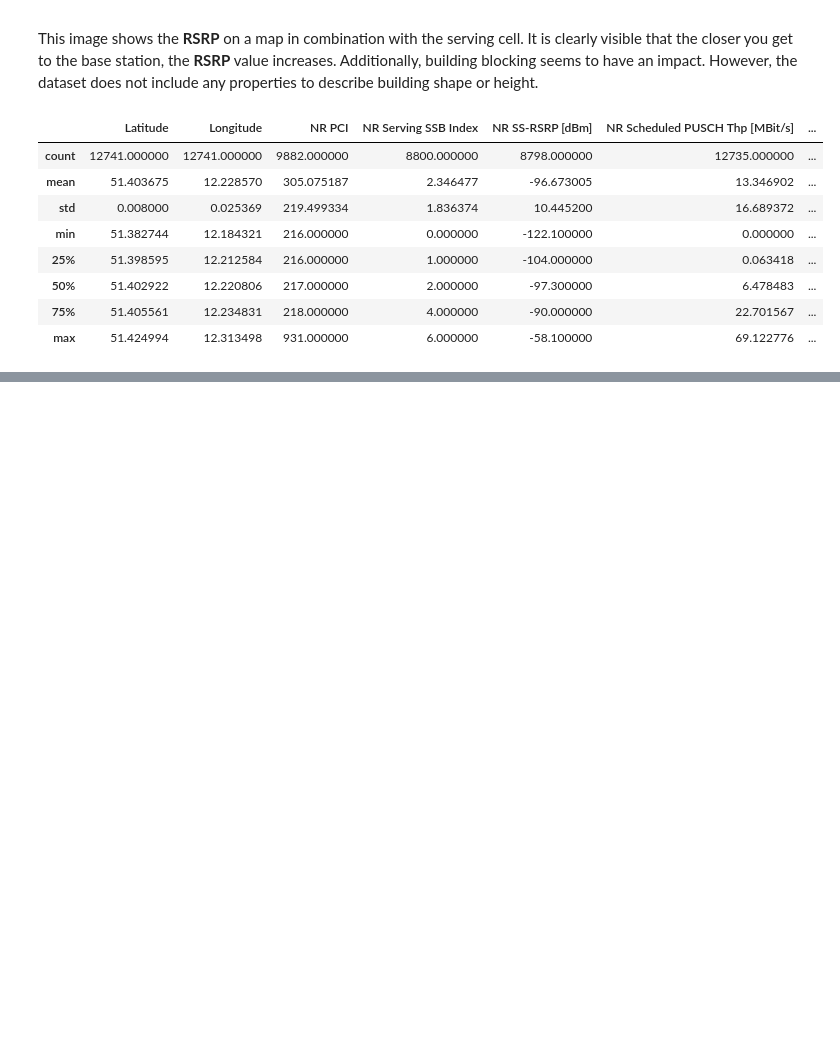
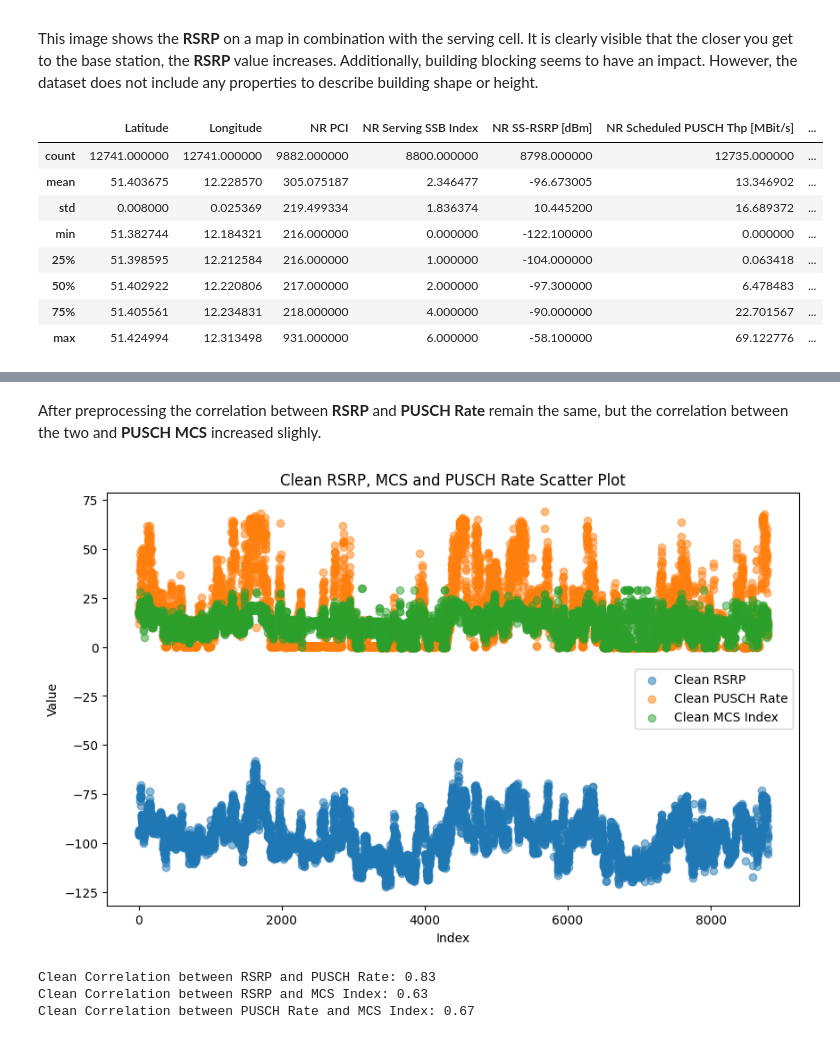
Before and after one commit to metropolisjenensis/Probabilistic-Machine-Learning_lecture-PROJECTS, a Jupyter notebook: projects/11-1SAXXXX_mobile_networks/notebooks/data-exploration.ipynb, the cells around one changed output, grey strips where cells are left out. Saved outputs shown, nothing was run; the diff lists cells and outputs as text; code cells hidden in the pictures; blank space fills up the shorter version.

Commit message:
made progress on preprocessing, exploration and modelling

```diff
--- a/projects/11-1SAXXXX_mobile_networks/report.ipynb
+++ b/projects/11-1SAXXXX_mobile_networks/notebooks/data-exploration.ipynb
@@ -56,0 +86,32 @@ This plot shows the kernel density estimation using 1000 evenly distributed gaus
+# %% [markdown]
+After preprocessing the correlation between **RSRP** and **PUSCH Rate** remain the same, but the correlation between the two and **PUSCH MCS** increased slighly.
+# %%
+with open('../data/cleaned_data_RSRP.csv', 'r') as file:
+    cleanedRSRPData = pd.read_csv(file,sep=',', header=0)
+
+cleanRSRP = cleanedRSRPData['NR SS-RSRP [dBm]']
+cleanPuschRate = cleanedRSRPData['NR Scheduled PUSCH Thp [MBit/s]']
+cleanMcsIndex = cleanedRSRPData['NR Avg PUSCH MCS']
+
+plt.figure(figsize=(10, 6))
+plt.scatter(cleanRSRP.index, cleanRSRP, alpha=0.5, label='Clean RSRP')
+plt.scatter(cleanPuschRate.index, cleanPuschRate, alpha=0.5,
+            label='Clean PUSCH Rate')
+plt.scatter(cleanMcsIndex.index, cleanMcsIndex, alpha=0.5, label='Clean MCS Index')
+plt.legend()
+plt.xlabel('Index')
+plt.ylabel('Value')
+plt.title('Clean RSRP, MCS and PUSCH Rate Scatter Plot')
+plt.show()
+
+cleanRSRPPuschRateCorrelation = cleanRSRP.corr(cleanPuschRate)
+cleanRSRPMcsIndexCorrelation = cleanRSRP.corr(cleanMcsIndex)
+cleanPuschRateMcsIndexCorrelation = cleanPuschRate.corr(cleanMcsIndex)
+print(f'Clean Correlation between RSRP and PUSCH Rate: {cleanRSRPPuschRateCorrelation:.2f}')
+print(f'Clean Correlation between RSRP and MCS Index: {cleanRSRPMcsIndexCorrelation:.2f}')
+print(f'Clean Correlation between PUSCH Rate and MCS Index: {cleanPuschRateMcsIndexCorrelation:.2f}')
+# %% [output]
+[figure, added]
+Clean Correlation between RSRP and PUSCH Rate: 0.83
+Clean Correlation between RSRP and MCS Index: 0.63
+Clean Correlation between PUSCH Rate and MCS Index: 0.67
```
Also changed, not shown: parts of 3 cells of this notebook, 4 other files.
